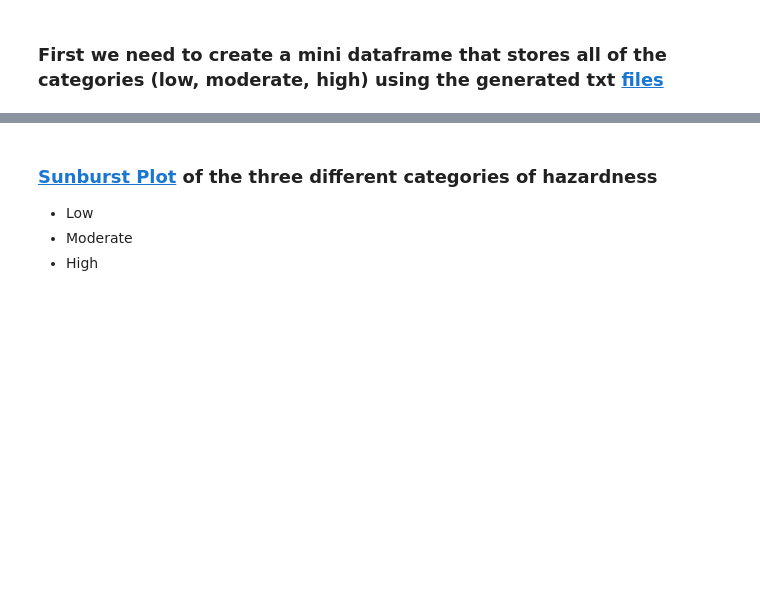
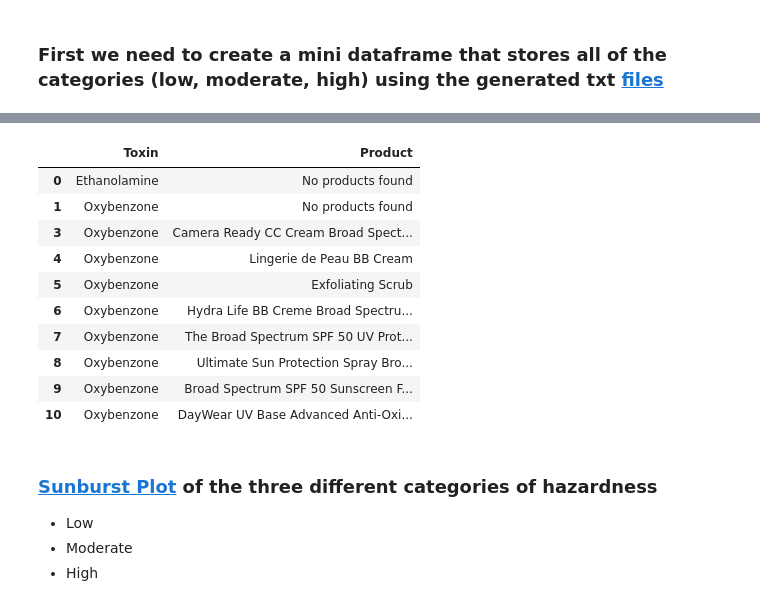
Before and after one commit to mahakanakala/toxins, a Jupyter notebook: notebooks/dynamic_visuals.ipynb, the cells around one changed output, grey strips where cells are left out. Saved outputs shown, nothing was run; the diff lists cells and outputs as text; code cells hidden in the pictures; blank space fills up the shorter version.

```diff
--- a/notebooks/dynamic_visuals.ipynb
+++ b/notebooks/dynamic_visuals.ipynb
@@ -81,3 +35,41 @@ df.head(20)
+# %%
+df = pd.read_csv('../references/low_hazard_products.txt', header=None)
+df['Toxin'] = df[0].str.extract(r'(No|Oxybenzone|Resorcinol|Formaldehyde|Diethanol|Silane|Siloxane|Octinaxate)', expand=True)
+df['Product'] = df[0].str.extract(r'\d+ - (.*)', expand=True)
+df = df.drop(0, axis=1)
+
+# Replacing all "NaN" values with the correct Toxin name
+df.loc[0, 'Toxin'] = "Ethanolamine"
+df.loc[2:13,'Toxin'] = "Oxybenzone"
+df.loc[15, 'Toxin'] = "Ethanolamine"
+df.loc[16, 'Toxin'] = "Formaldehyde"
+df.loc[17, 'Toxin'] = "Diethanol"
+df.loc[19:67,'Toxin'] = "Silane"
+df.loc[69:71,'Toxin'] = "Silane"
+df.loc[72, 'Toxin'] = "Octinaxate"
+
+# Removing all unrelated 'NaN' values
+df = df.drop([2,14,18,68], axis=0)
+
+# Assigning the empty cells in 'Product' column to 'No products found'
+df['Product'].fillna('No products found', inplace=True)
+
+
+df.to_csv('../data/interim/low_hazard_data.csv')
+
+df.head(10)
+# %% [output]
+|  | Toxin | Product |
+| 0 | Ethanolamine | No products found |
+| 1 | Oxybenzone | No products found |
+| 3 | Oxybenzone | Camera Ready CC Cream Broad Spect... |
+| 4 | Oxybenzone | Lingerie de Peau BB Cream |
+| 5 | Oxybenzone | Exfoliating Scrub |
+| 6 | Oxybenzone | Hydra Life BB Creme Broad Spectru... |
+| 7 | Oxybenzone | The Broad Spectrum SPF 50 UV Prot... |
+| 8 | Oxybenzone | Ultimate Sun Protection Spray Bro... |
+| 9 | Oxybenzone | Broad Spectrum SPF 50 Sunscreen F... |
+| 10 | Oxybenzone | DayWear UV Base Advanced Anti-Oxi... |
 # %% [markdown]
 ### [Sunburst Plot](https://plotly.com/python/sunburst-charts/#basic-sunburst-plot-with-plotlyexpress) of the three different categories of hazardness
 - Low
```
Also changed, not shown: parts of 2 cells of this notebook, 1 other file.
